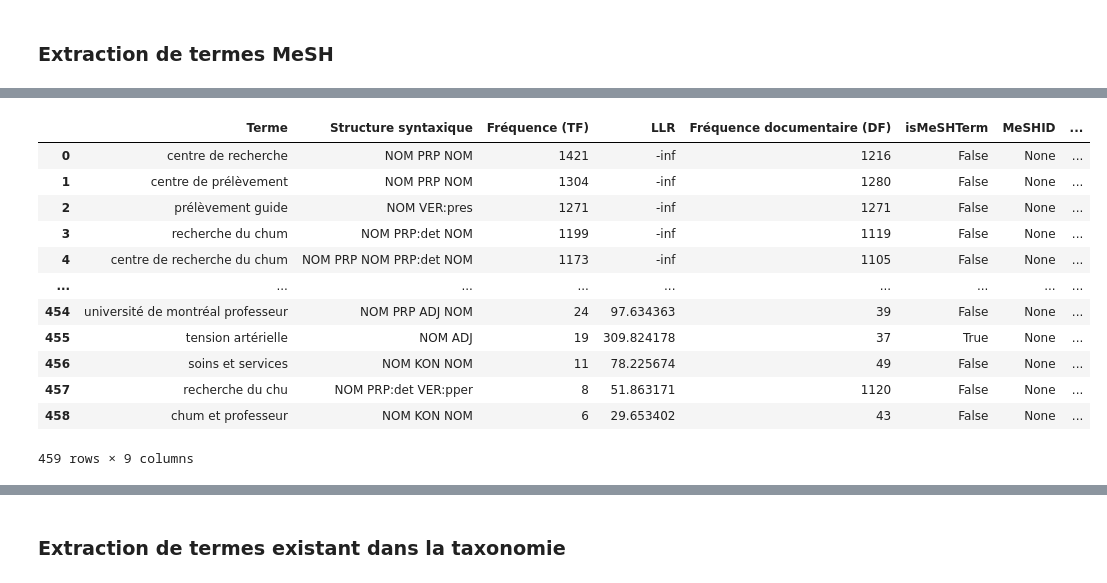
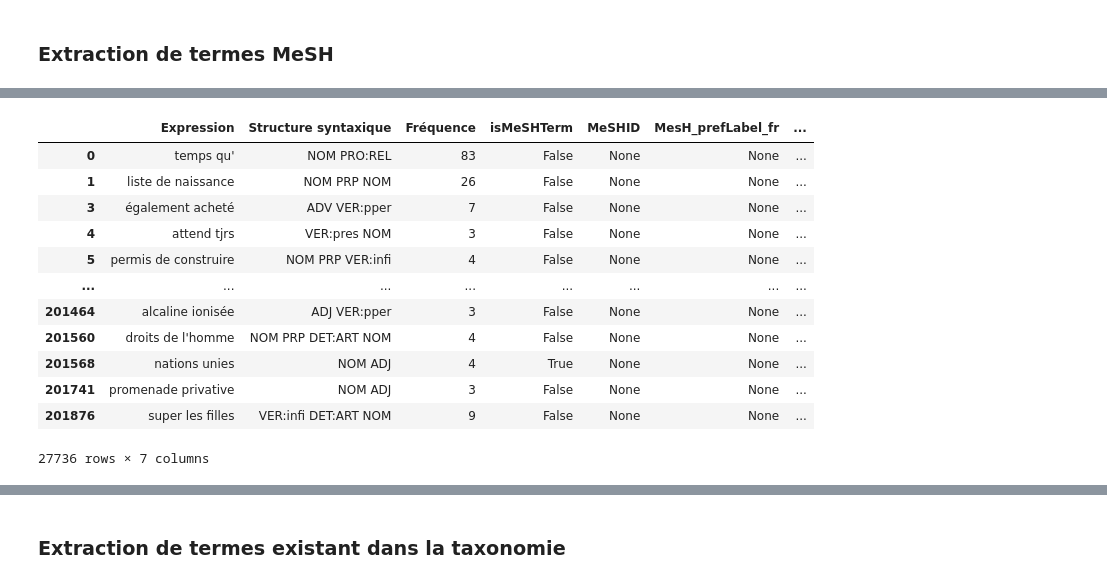
Before and after one commit to Camille-Demers/text-mining-project, a Jupyter notebook: 00-Scripts/2_Pretraitement.ipynb, the cells around one changed output, grey strips where cells are left out. Cells and saved outputs as stored; diff of their text form; code cells hidden in the pictures.

```diff
--- a/00-Scripts/2_Pretraitement.ipynb
+++ b/00-Scripts/2_Pretraitement.ipynb
@@ -342,7 +299,7 @@ for phrase in terms:
     phrase[0] = tuple(phrase[0])
 
 
-terms_patterns = DataFrame(terms, columns = ["Expression", "Structure syntaxique", "Fréquence"])
+terms_patterns = pd.DataFrame(terms, columns = ["Expression", "Structure syntaxique", "Fréquence"])
 terms_patterns = terms_patterns.to_dict('records')
 dict_patterns = {}
 for term in terms_patterns:
@@ -350,4 +307,6 @@ for term in terms_patterns:
      pattern = term['Structure syntaxique']
      dict_patterns[exp] = pattern
 # %%
-terms_patterns
+terms_patterns = [t for t in terms_patterns if t['Fréquence'] > 2]
+for x in terms_patterns :
+    x['Expression'] = " ".join(x['Expression']).replace("' ", "'").replace("( ", "(").replace(" )", ")").replace(' -', '-')
@@ -623,5 +313,7 @@ Termes d'intérêt :
 # %% [markdown]
 ### **Extraction de termes MeSH**
+# %%
+df = pd.DataFrame(terms_patterns).drop_duplicates
 # %%
 df['isMeSHTerm']= False # On set à False puis on va changer pour True si on trouve le terme
 df['MeSHID'] = None
@@ -640,24 +348,27 @@ with open (file_path, 'r', encoding='utf-8') as f:
 # %%
+list_terms = df['Expression'].tolist()
 extr_mesh = tokenizer_mesh.tokenize(list_terms)
 # %%
 for t in extr_mesh:
     if t in mesh:
-        df.loc[df['Terme'] == t, 'isMeSHTerm'] = True
+        df.loc[df['Expression'] == t, 'isMeSHTerm'] = True
+
+df = df.drop_duplicates(subset = "Expression")
 df
 # %% [output]
-|  | Terme | Structure syntaxique | Fréquence (TF) | LLR | Fréquence documentaire (DF) | isMeSHTerm | MeSHID | ... |
-| 0 | centre de recherche | NOM PRP NOM | 1421 | -inf | 1216 | False | None | ... |
-| 1 | centre de prélèvement | NOM PRP NOM | 1304 | -inf | 1280 | False | None | ... |
-| 2 | prélèvement guide | NOM VER:pres | 1271 | -inf | 1271 | False | None | ... |
-| 3 | recherche du chum | NOM PRP:det NOM | 1199 | -inf | 1119 | False | None | ... |
-| 4 | centre de recherche du chum | NOM PRP NOM PRP:det NOM | 1173 | -inf | 1105 | False | None | ... |
-| ... | ... | ... | ... | ... | ... | ... | ... | ... |
-| 454 | université de montréal professeur | NOM PRP ADJ NOM | 24 | 97.634363 | 39 | False | None | ... |
-| 455 | tension artérielle | NOM ADJ | 19 | 309.824178 | 37 | True | None | ... |
-| 456 | soins et services | NOM KON NOM | 11 | 78.225674 | 49 | False | None | ... |
-| 457 | recherche du chu | NOM PRP:det VER:pper | 8 | 51.863171 | 1120 | False | None | ... |
-| 458 | chum et professeur | NOM KON NOM | 6 | 29.653402 | 43 | False | None | ... |
+|  | Expression | Structure syntaxique | Fréquence | isMeSHTerm | MeSHID | MesH_prefLabel_fr | ... |
+| 0 | temps qu' | NOM PRO:REL | 83 | False | None | None | ... |
+| 1 | liste de naissance | NOM PRP NOM | 26 | False | None | None | ... |
+| 3 | également acheté | ADV VER:pper | 7 | False | None | None | ... |
+| 4 | attend tjrs | VER:pres NOM | 3 | False | None | None | ... |
+| 5 | permis de construire | NOM PRP VER:infi | 4 | False | None | None | ... |
+| ... | ... | ... | ... | ... | ... | ... | ... |
+| 201464 | alcaline ionisée | ADJ VER:pper | 3 | False | None | None | ... |
+| 201560 | droits de l'homme | NOM PRP DET:ART NOM | 4 | False | None | None | ... |
+| 201568 | nations unies | NOM ADJ | 4 | True | None | None | ... |
+| 201741 | promenade privative | NOM ADJ | 3 | False | None | None | ... |
+| 201876 | super les filles | VER:infi DET:ART NOM | 9 | False | None | None | ... |
-459 rows × 9 columns
+27736 rows × 7 columns
 # %%
 # Termes MeSH présents dans notre corpus
 df[df['isMeSHTerm'] == True]
```
Also changed, not shown: parts of 62 cells of this notebook, 8 other files.
